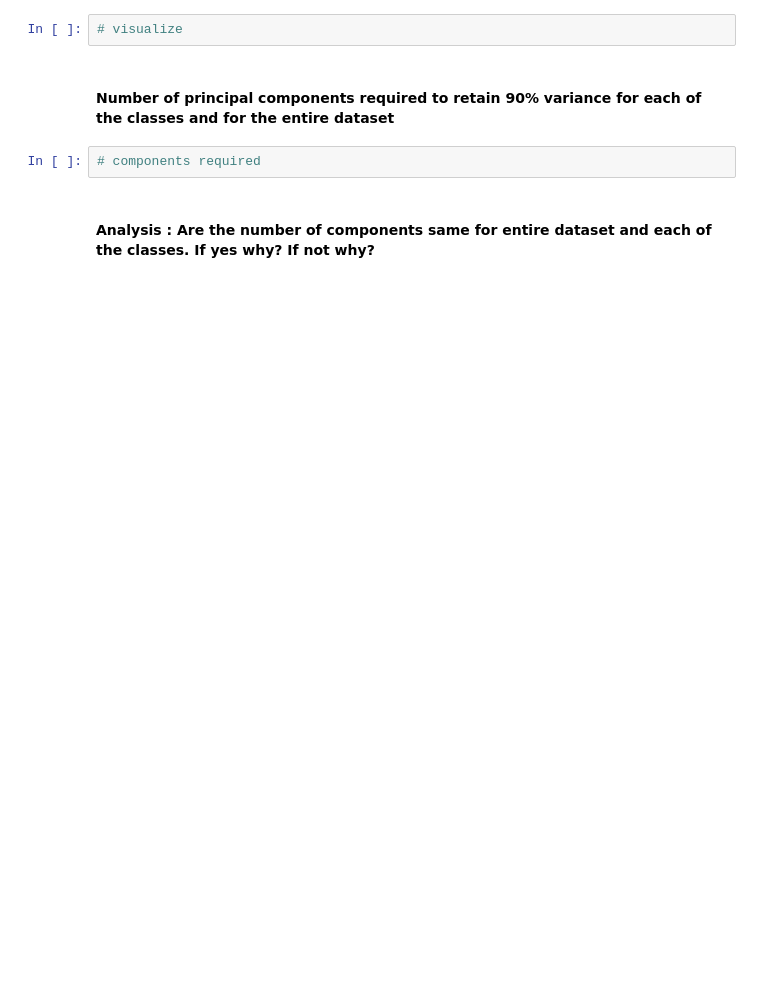
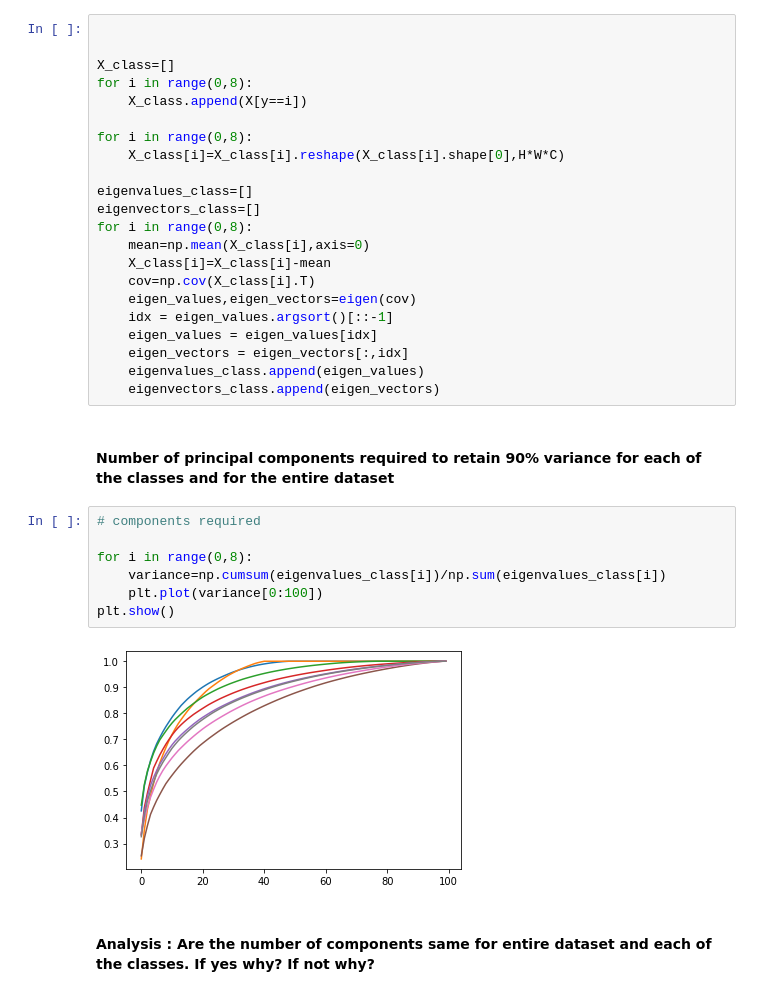
Before and after one commit to gautamxyz/SMAI-Assignment-2, a Jupyter notebook: RollNumber_Q2.ipynb, the cells around one changed output. Cells and saved outputs as stored; diff of their text form; blank space fills up the shorter version.

```diff
--- a/RollNumber_Q2.ipynb
+++ b/RollNumber_Q2.ipynb
@@ -245,11 +267,38 @@ Label shape: (672,)
 # %% [markdown]
 #### Visualize dominant eigen faces of each of the classes
 # %%
-# visualize
+
+
+X_class=[]
+for i in range(0,8):
+    X_class.append(X[y==i])
+
+for i in range(0,8):
+    X_class[i]=X_class[i].reshape(X_class[i].shape[0],H*W*C)
+
+eigenvalues_class=[]
+eigenvectors_class=[]
+for i in range(0,8):
+    mean=np.mean(X_class[i],axis=0)
+    X_class[i]=X_class[i]-mean
+    cov=np.cov(X_class[i].T)
+    eigen_values,eigen_vectors=eigen(cov)
+    idx = eigen_values.argsort()[::-1]
+    eigen_values = eigen_values[idx]
+    eigen_vectors = eigen_vectors[:,idx]
+    eigenvalues_class.append(eigen_values)
+    eigenvectors_class.append(eigen_vectors)
 # %% [markdown]
 #### Number of principal components required to retain 90% variance for each of the classes and for the entire dataset
 # %%
 # components required
+
+for i in range(0,8):
+    variance=np.cumsum(eigenvalues_class[i])/np.sum(eigenvalues_class[i])
+    plt.plot(variance[0:100])
+plt.show()
+# %% [output]
+[figure, added]
 # %% [markdown]
 #### Analysis : Are the number of components same for entire dataset and each of the classes. If yes why? If not why?
 # %%
```
Also changed, not shown: parts of 11 cells of this notebook, 3 other files.
